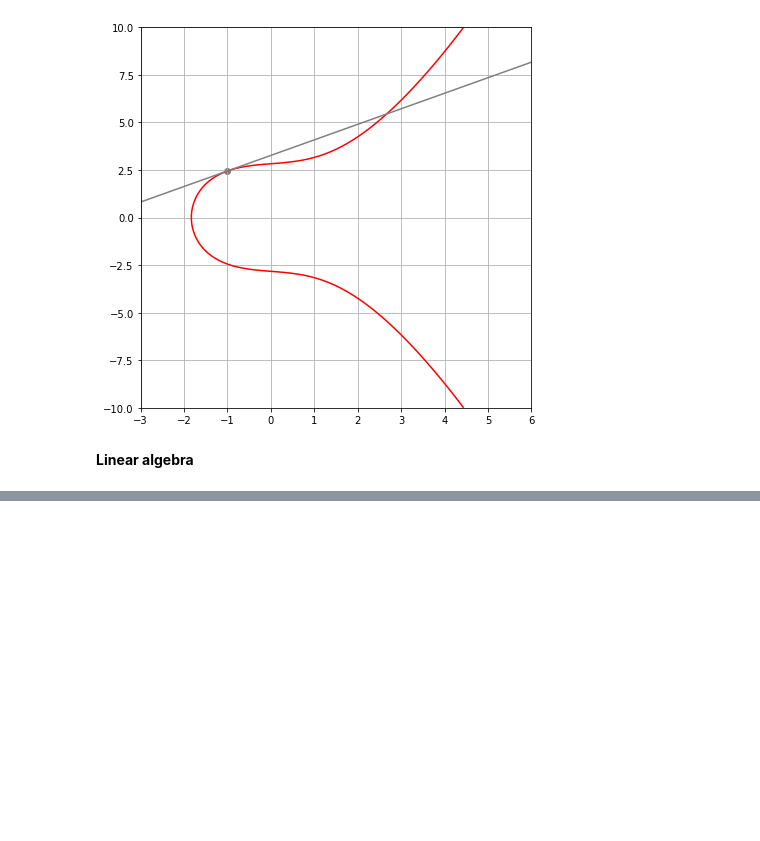
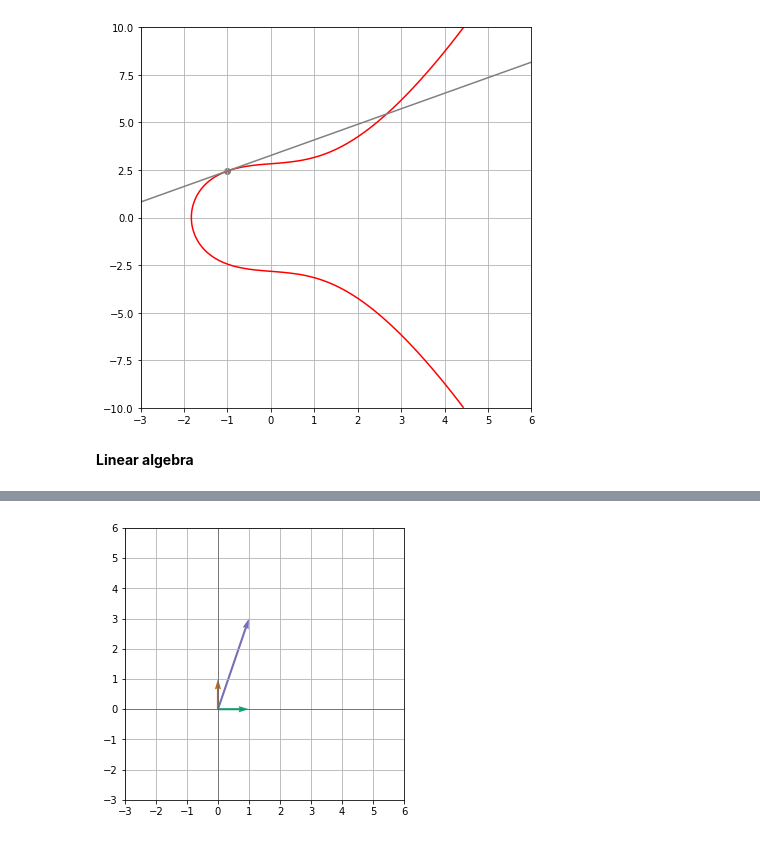
Before and after one commit to dperyel/math-is-fun, a Jupyter notebook: presentation.ipynb, the cells around one changed output, grey strips where cells are left out. Saved outputs shown, nothing was run; the diff lists cells and outputs as text; code cells hidden in the pictures; blank space fills up the shorter version.

```diff
--- a/presentation.ipynb
+++ b/presentation.ipynb
@@ -116,0 +122,5 @@ draw2d(v1, v2, v1 + v2)
+# %%
+a = i * (1) + j * 3
+draw2d(i, j, a)
+# %% [output]
+[figure, added]
```
Also changed, not shown: parts of 4 cells of this notebook, 9 other files.
